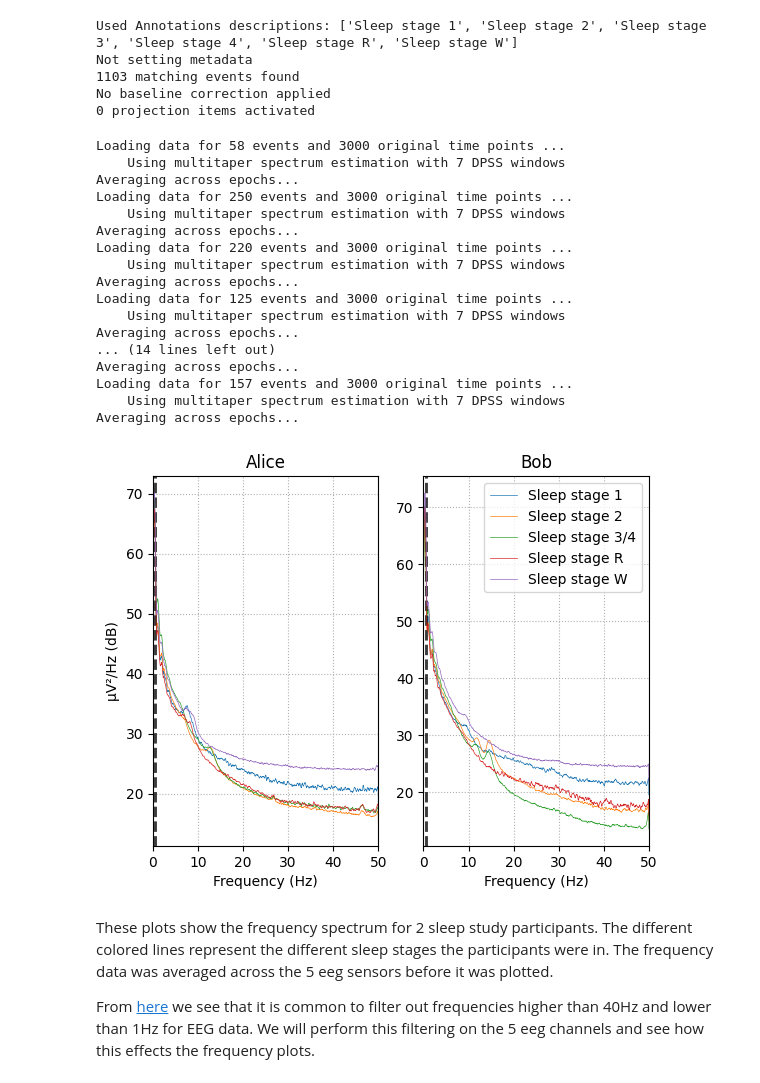
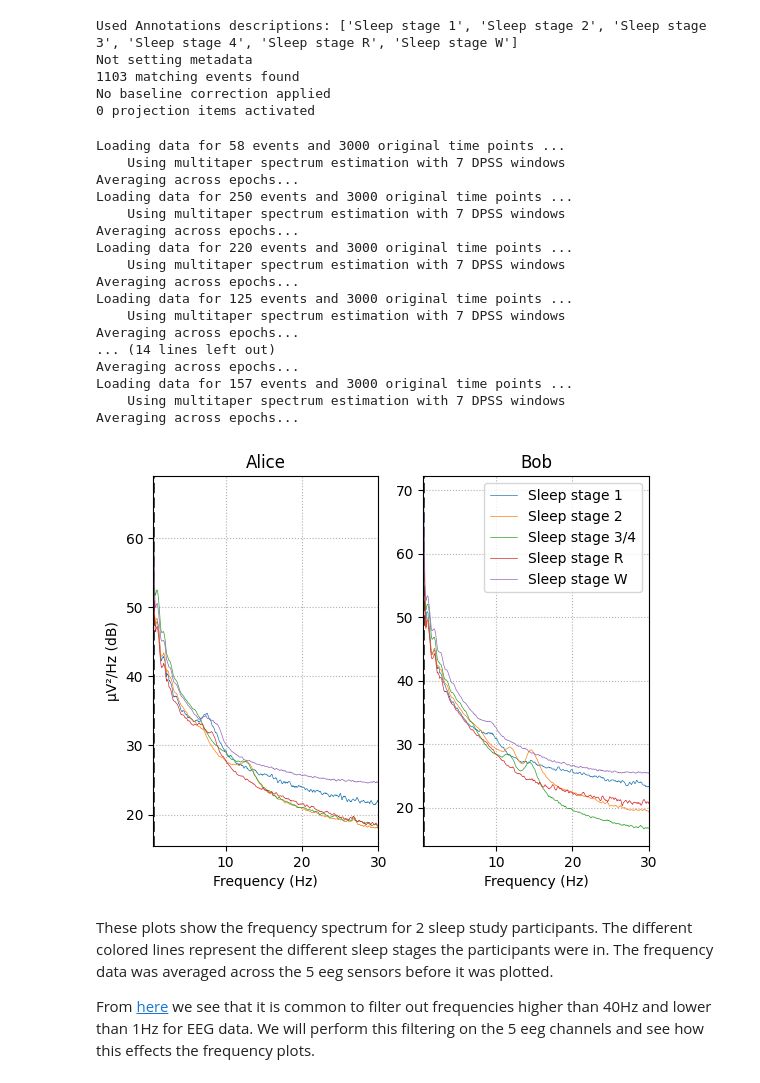
Before and after one commit to derekjohnsonva/dsp_final_project, a Jupyter notebook: butterworth.ipynb, the cells around one changed output. Drawn from its saved outputs; the diff is of its cells as text; code cells hidden in the pictures.

```diff
--- a/butterworth.ipynb
+++ b/butterworth.ipynb
@@ -278,35 +278,35 @@ stages = sorted(EVENT_ID.keys())
 for ax, title, epochs in zip([ax1, ax2],
                              ['Alice', 'Bob'],
                              [epochs_train, epochs_test]):
 
     for stage, color in zip(stages, stage_colors):
         # getting all of the epochs of the specified stage and computing the PSD
-        spectrum = epochs[stage].compute_psd(picks='eeg', fmin=0, fmax=50.)
+        spectrum = epochs[stage].compute_psd(picks='eeg', fmin=0.5, fmax=30.)
         spectrum.plot(ci=None, color=color, axes=ax,
                       show=False, average=True, spatial_colors=False)
     ax.set(title=title, xlabel='Frequency (Hz)')
 ax1.set(ylabel='µV²/Hz (dB)')
 ax2.legend(ax2.lines[2::3], stages)
 plt.show()
 # %% [output]
 Loading data for 58 events and 3000 original time points ...
     Using multitaper spectrum estimation with 7 DPSS windows
 Averaging across epochs...
 Loading data for 250 events and 3000 original time points ...
     Using multitaper spectrum estimation with 7 DPSS windows
 Averaging across epochs...
 Loading data for 220 events and 3000 original time points ...
     Using multitaper spectrum estimation with 7 DPSS windows
 Averaging across epochs...
 Loading data for 125 events and 3000 original time points ...
     Using multitaper spectrum estimation with 7 DPSS windows
 Averaging across epochs...
 ... (14 lines left out)
 Averaging across epochs...
 Loading data for 157 events and 3000 original time points ...
     Using multitaper spectrum estimation with 7 DPSS windows
 Averaging across epochs...
-[figure, old version]
+[figure, new version]
 # %% [markdown]
 These plots show the frequency spectrum for 2 sleep study participants. The different colored lines represent the different sleep stages the participants were in. The frequency data was averaged across the 5 eeg sensors before it was plotted.
 
```
Also changed, not shown: parts of 6 cells of this notebook.
